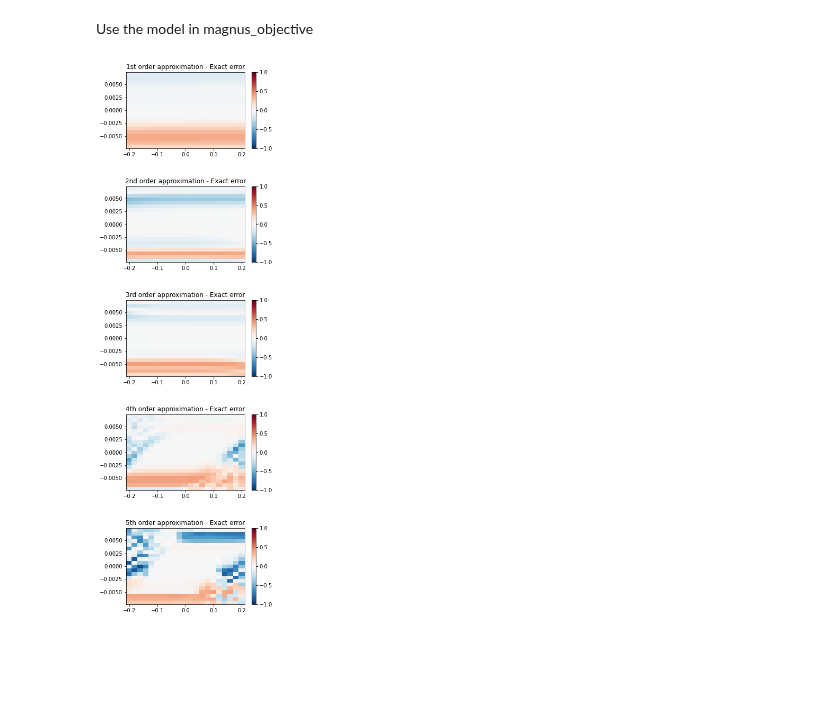
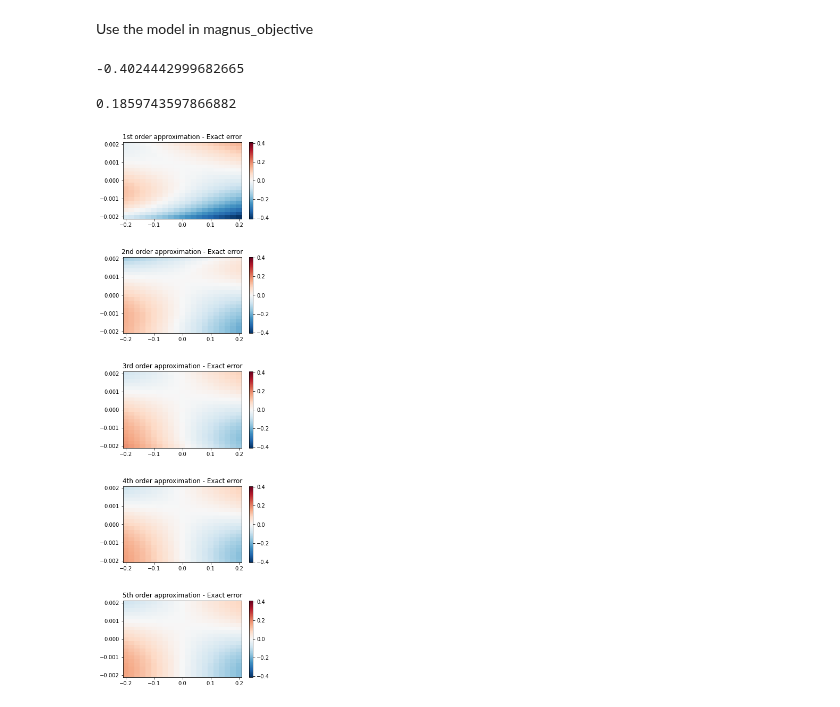
Before and after one commit to DanPuzzuoli/multivariable_dyson_magnus, a Jupyter notebook: plot2d.ipynb, the cells around one changed output. Saved outputs shown, nothing was run; the diff lists cells and outputs as text; code cells hidden in the pictures; blank space fills up the shorter version.

Commit message:
plotting along different perturbations

```diff
--- a/plot2d.ipynb
+++ b/plot2d.ipynb
@@ -237,58 +247,67 @@ def cell_centered(arr_in):
         arr_out[i] = arr_in[i] - dist/2
     arr_out[-1] = arr_in[-1] + dist/2
     return arr_out
+# %%
+import matplotlib.pyplot as plt
+from mpl_toolkits.axes_grid1 import make_axes_locatable
+import matplotlib.colors as colors
+
+#plot the differences between estimates and exact error
+
+diff1 = jnp.array(perturb2d_results[1][0]) - jnp.array(perturb2d_results[0])
+diff2 = jnp.array(perturb2d_results[1][1]) - jnp.array(perturb2d_results[0])
+diff3 = jnp.array(perturb2d_results[1][2]) - jnp.array(perturb2d_results[0])
+diff4 = jnp.array(perturb2d_results[1][3]) - jnp.array(perturb2d_results[0])
+diff5 = jnp.array(perturb2d_results[1][4]) - jnp.array(perturb2d_results[0])
+
+x_cell = cell_centered(perturb3_vals)
+y_cell = cell_centered(perturb1_vals)
+# %%
+min(min(diff1), min(diff2), min(diff3), min(diff4), min(diff5))
+# %% [output]
+-0.4024442999682665
+# %%
+max(max(diff1), max(diff2), max(diff3), max(diff4), max(diff5))
+# %% [output]
+0.1859743597866882
 # %%
-import matplotlib.pyplot as plt
-from mpl_toolkits.axes_grid1 import make_axes_locatable
-import matplotlib.colors as colors
-
-#plot the differences between estimates and exact error
+cb_min = -0.41 # colorbar min and max
+cb_max = 0.41
 fig, (ax1, ax2, ax3, ax4, ax5) = plt.subplots(nrows=5)
-diff1 = jnp.array(perturb1_2_results[1][0]) - jnp.array(perturb1_2_results[0])
-diff2 = jnp.array(perturb1_2_results[1][1]) - jnp.array(perturb1_2_results[0])
-diff3 = jnp.array(perturb1_2_results[1][2]) - jnp.array(perturb1_2_results[0])
-diff4 = jnp.array(perturb1_2_results[1][3]) - jnp.array(perturb1_2_results[0])
-diff5 = jnp.array(perturb1_2_results[1][4]) - jnp.array(perturb1_2_results[0])
-
-x_cell = cell_centered(perturb2_vals)
-y_cell = cell_centered(perturb1_vals)
-cb_min = -1
-cb_max = 1
-
-im1 = ax1.pcolormesh(x_cell, y_cell, diff1.reshape(len(perturb1_vals),len(perturb2_vals)),
+im1 = ax1.pcolormesh(x_cell, y_cell, diff1.reshape(len(perturb1_vals),len(perturb3_vals)),
                      vmin=cb_min, vmax=cb_max,
                      #norm=colors.SymLogNorm(linthresh=0.03, linscale=0.03,vmin=-1.0, vmax=1.0),
                      cmap='RdBu_r')
-im2 = ax2.pcolormesh(x_cell, y_cell, diff2.reshape(len(perturb1_vals),len(perturb2_vals)),
+im2 = ax2.pcolormesh(x_cell, y_cell, diff2.reshape(len(perturb1_vals),len(perturb3_vals)),
                      vmin=cb_min, vmax=cb_max,
                      #norm=colors.SymLogNorm(linthresh=0.03, linscale=0.03,vmin=-1.0, vmax=1.0),
                      cmap='RdBu_r')
-im3 = ax3.pcolormesh(x_cell, y_cell, diff3.reshape(len(perturb1_vals),len(perturb2_vals)),
+im3 = ax3.pcolormesh(x_cell, y_cell, diff3.reshape(len(perturb1_vals),len(perturb3_vals)),
                      vmin=cb_min, vmax=cb_max,
                      #norm=colors.SymLogNorm(linthresh=0.03, linscale=0.03,vmin=-1.0, vmax=1.0),
                      cmap='RdBu_r')
-im4 = ax4.pcolormesh(x_cell, y_cell, diff4.reshape(len(perturb1_vals),len(perturb2_vals)),
+im4 = ax4.pcolormesh(x_cell, y_cell, diff4.reshape(len(perturb1_vals),len(perturb3_vals)),
                      vmin=cb_min, vmax=cb_max,
                      #norm=colors.SymLogNorm(linthresh=0.03, linscale=0.03,vmin=-1.0, vmax=1.0),
                      cmap='RdBu_r')
-im5 = ax5.pcolormesh(x_cell, y_cell, diff5.reshape(len(perturb1_vals),len(perturb2_vals)),
+im5 = ax5.pcolormesh(x_cell, y_cell, diff5.reshape(len(perturb1_vals),len(perturb3_vals)),
                      vmin=cb_min, vmax=cb_max,
                      #norm=colors.SymLogNorm(linthresh=0.03, linscale=0.03,vmin=-1.0, vmax=1.0),
                      cmap='RdBu_r')
 #ax0.title.set_text('Exact error')
 ax1.title.set_text('1st order approximation - Exact error')
 ax2.title.set_text('2nd order approximation - Exact error')
 ax3.title.set_text('3rd order approximation - Exact error')
 ax4.title.set_text('4th order approximation - Exact error')
 ax5.title.set_text('5th order approximation - Exact error')
 #fig.colorbar(im0, ax=ax0)
 fig.colorbar(im1, ax=ax1)
 fig.colorbar(im2, ax=ax2)
 fig.colorbar(im3, ax=ax3)
 fig.colorbar(im4, ax=ax4)
 fig.colorbar(im5, ax=ax5)
 plt.subplots_adjust(left=None, bottom=None, right=None, top=None, wspace=None, hspace=0.5)
 fig.set_size_inches(5, 18.5) #change these numbers to adjust the plots
 plt.show()
 # %% [output]
-[figure, old version]
+[figure, new version]
```
Also changed, not shown: parts of 3 cells of this notebook.
